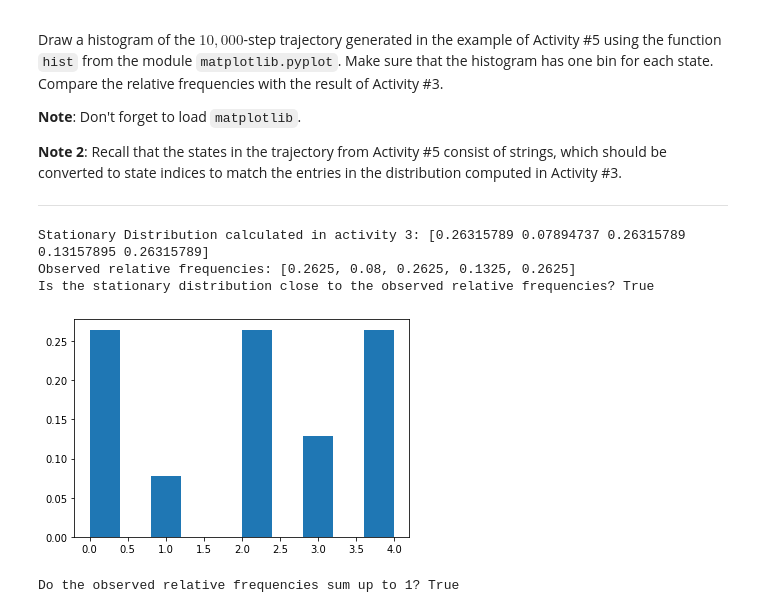
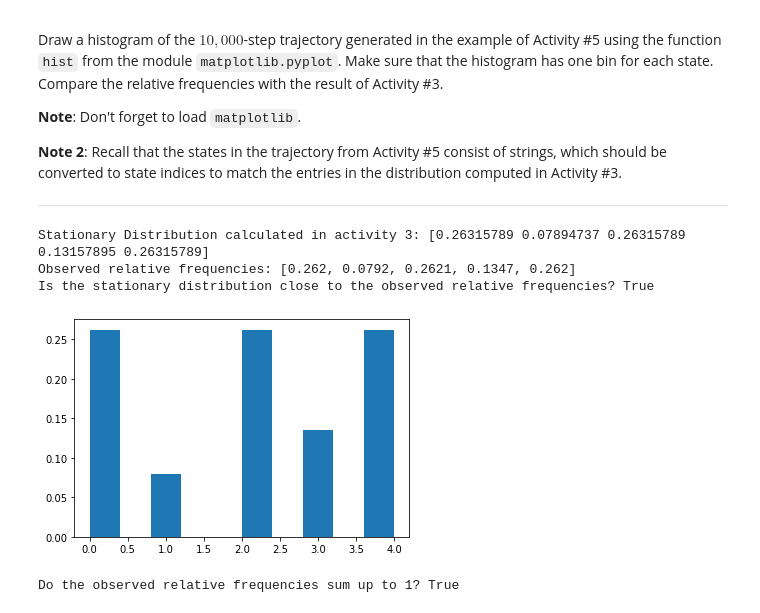
Before and after one commit to joanaalvoeiro/PADI, a Jupyter notebook: LAB_1/padi-lab1-group42.ipynb, the cells around one changed output. Saved outputs shown, nothing was run; the diff lists cells and outputs as text; code cells hidden in the pictures.

```diff
--- a/LAB_1/padi-lab1-group42.ipynb
+++ b/LAB_1/padi-lab1-group42.ipynb
@@ -358,35 +363,39 @@ Draw a histogram of the $10,000$-step trajectory generated in the example of Act
 # %%
 # Add your code here.
 import matplotlib.pyplot as plt
 
 nSteps = 10000
 chain = load_chain()
-traj = simulate(chain, u, nSteps)
+nStates = len(chain[0])
+initialDist = np.ones((1, nStates)) / nStates
+
+traj = simulate(chain, initialDist, nSteps)
 distAct3 = stationary_dist(chain)
 
 trajs = []
 for i in traj:
     trajs.append(int(i))
 
 # Plotting histogram
 weights = np.ones_like(trajs) / nSteps
 plt.hist(trajs, weights=weights)
 
+unique, counts = np.unique(traj, return_counts=True)
 absFrequencies = dict(zip(unique, counts))
 #relFrequencies = [absFrequencies[str(i)]/nSteps for i in range(nStates)]
 relFrequencies = []
 for i in range(nStates):
     relFrequencies.append(absFrequencies[str(i)]/nSteps)
 
 
 # Compare Distributions
 print("Stationary Distribution calculated in activity 3: {}".format(distAct3))
 print("Observed relative frequencies: {}".format(relFrequencies))
 print('Is the stationary distribution close to the observed relative frequencies?', np.all(np.isclose(distAct3, relFrequencies,atol=0.01)))
 # %% [output]
 Stationary Distribution calculated in activity 3: [0.26315789 0.07894737 0.26315789 0.13157895 0.26315789]
-Observed relative frequencies: [0.2625, 0.08, 0.2625, 0.1325, 0.2625]
+Observed relative frequencies: [0.262, 0.0792, 0.2621, 0.1347, 0.262]
 Is the stationary distribution close to the observed relative frequencies? True
-[figure, old version]
+[figure, new version]
 # %%
 #Sanity Check
```
Also changed, not shown: parts of 10 cells of this notebook.
